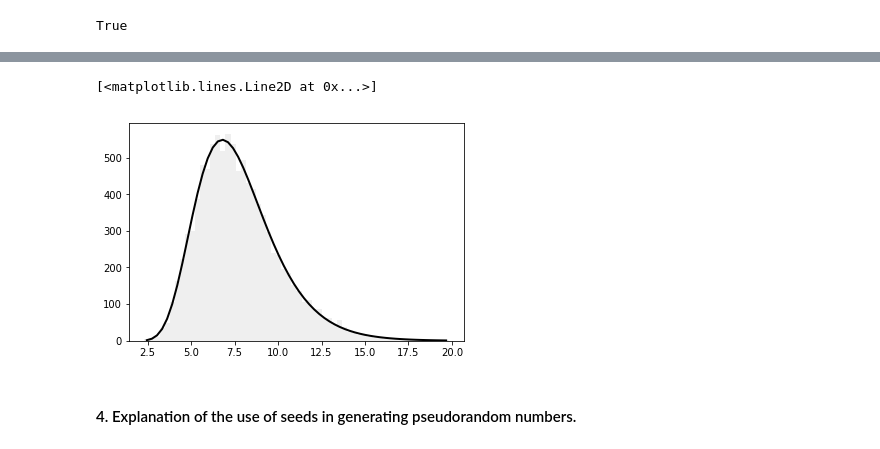
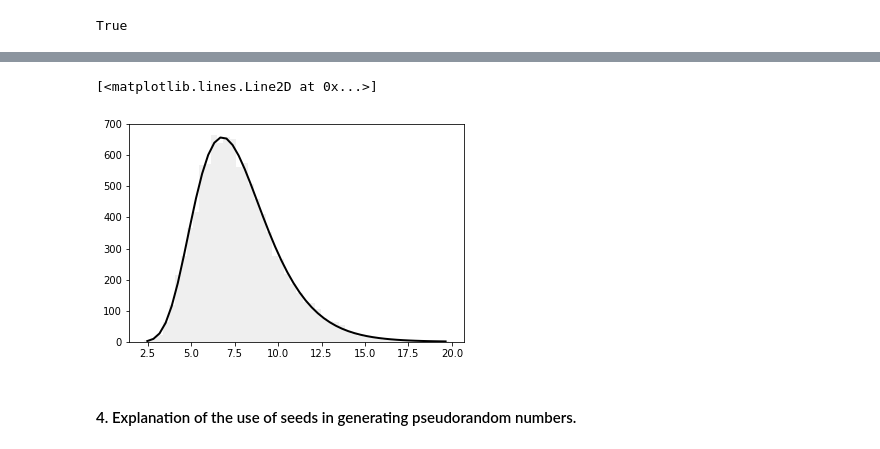
Before and after one commit to MartynaMisk/JupyterNotebook, a Jupyter notebook: Numpy_Random_Investigation.ipynb, the cells around one changed output, grey strips where cells are left out. Saved outputs shown, nothing was run; the diff lists cells and outputs as text; code cells hidden in the pictures.

```diff
--- a/Numpy_Random_Investigation.ipynb
+++ b/Numpy_Random_Investigation.ipynb
@@ -367,19 +367,19 @@ plt.show()
 # %%
 #Bell shape graph
 import scipy.stats
 np.random.seed(1234) #makes random number predictable
 samples=np.random.lognormal(mean=2.,sigma=.3,size=10000) #takes mean and variance
 shape,loc,scale=scipy.stats.lognorm.fit(samples,floc=0)
-num_bins=60
+num_bins=50
 clr="#EFEFEF" #sets color
 counts,edges,patches=plt.hist(samples,bins=num_bins,color=clr)
 centers=0.5*(edges[:-1]+edges[1:])
 cdf=scipy.stats.lognorm.cdf(edges,shape,loc=loc,scale=scale)
 prob=np.diff(cdf)
 plt.plot(centers,samples.size*prob,'k-',linewidth=2)
 # %% [output]
 [<matplotlib.lines.Line2D at 0x...>]
-[figure, old version]
+[figure, new version]
 # %% [markdown]
 #### 4. Explanation of the use of seeds in generating pseudorandom numbers.
 # %% [markdown]
```
Also changed, not shown: parts of 33 cells of this notebook.
